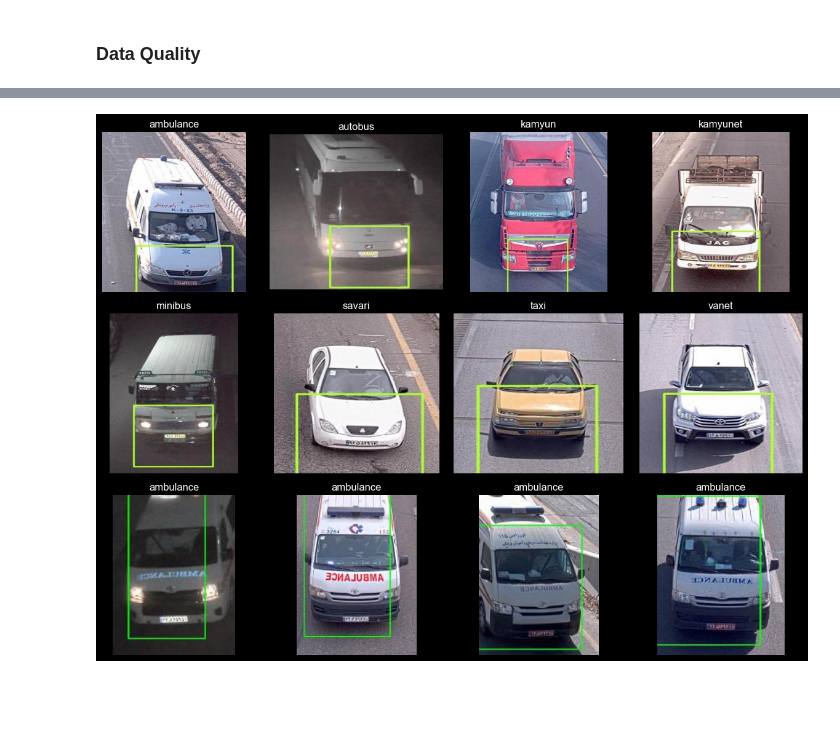
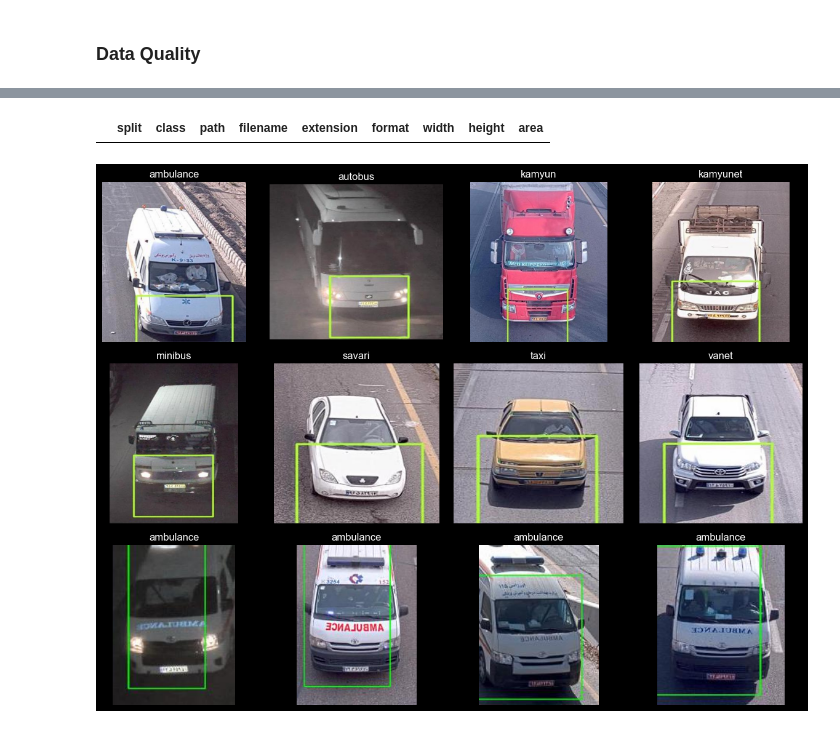
Before and after one commit to mohammad-azim-basiri/Traffic-Vehicle-Classification, a Jupyter notebook: src/01_eda.ipynb, the cells around one changed output, grey strips where cells are left out. Drawn from its saved outputs; the diff is of its cells as text; code cells hidden in the pictures; blank space fills up the shorter version.

```diff
--- a/src/01_eda.ipynb
+++ b/src/01_eda.ipynb
@@ -188,3 +214,10 @@ unreadable_files: 0
+# %%
+metadata_df[
+    (metadata_df["width"] < 50) |
+    (metadata_df["height"] < 50)
+]
+# %% [output]
+|  | split | class | path | filename | extension | format | width | height | area |
 # %%
 samples = (
     metadata_df[metadata_df["split"] == "train"]
```
Also changed, not shown: parts of 18 cells of this notebook, 2 other files.
